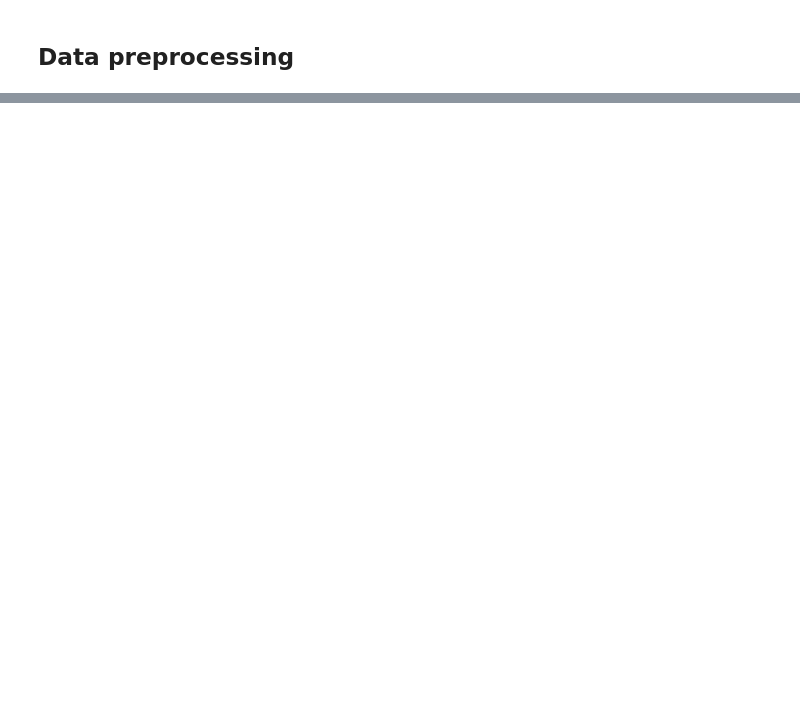
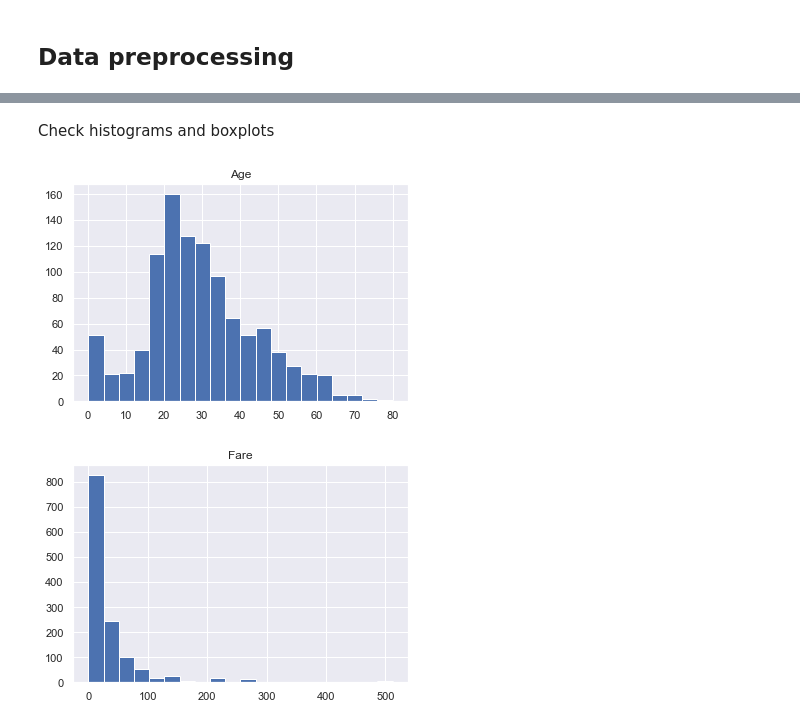
Before and after one commit to mz2300/mz_data_science, a Jupyter notebook: Titanic/Titanic.ipynb, the cells around one changed output, grey strips where cells are left out. Drawn from its saved outputs; the diff is of its cells as text; code cells hidden in the pictures; blank space fills up the shorter version.

```diff
--- a/Titanic/Titanic.ipynb
+++ b/Titanic/Titanic.ipynb
@@ -351,0 +158,3 @@ predictions = rf_cl.predict(X_test_updated)
+# %%
+common_data.drop(['PassengerId', 'Ticket', 'Cabin'], axis = 1, inplace = True)
+common_data.head()
@@ -351,0 +168,17 @@ predictions = rf_cl.predict(X_test_updated)
+# %% [markdown]
+Check histograms and boxplots
+# %%
+# categorical features
+categorical_features = ['SibSp', 'Sex', 'Embarked', 'Parch', 'Pclass']
+
+# numeric features
+numeric_features = ['Age', 'Fare']
+# %%
+# display histograms for numeric features
+for i in numeric_features:
+    plt.hist(common_data[i], bins = 20)
+    plt.title(i)
+    plt.show()
+# %% [output]
+[figure, added]
+[figure, added]
```
Also changed, not shown: parts of 107 cells of this notebook, 4 other files.
